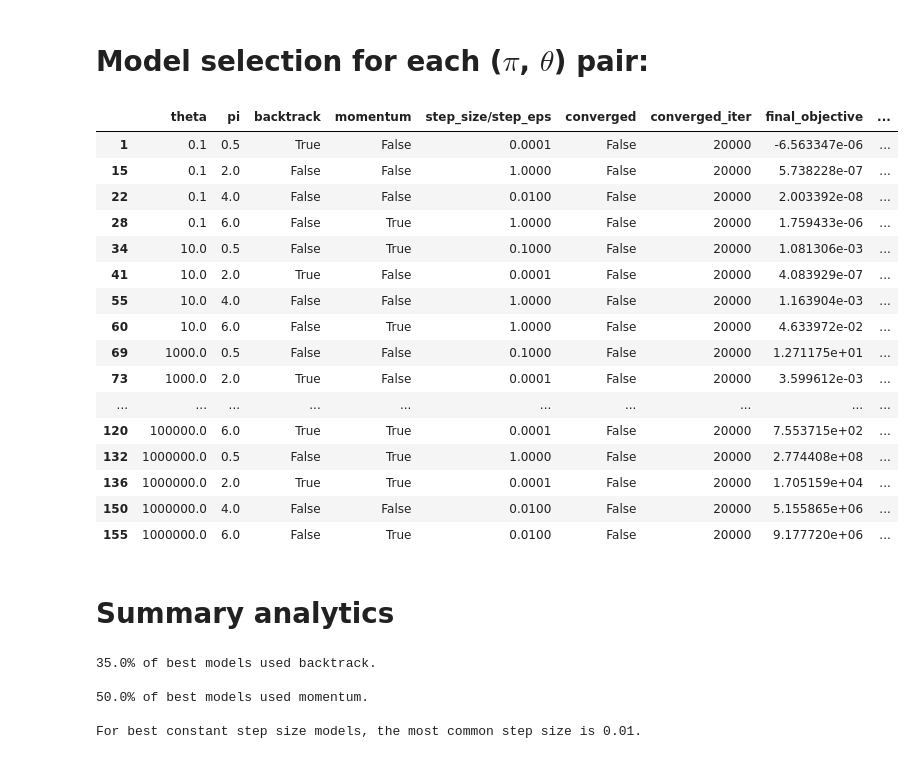
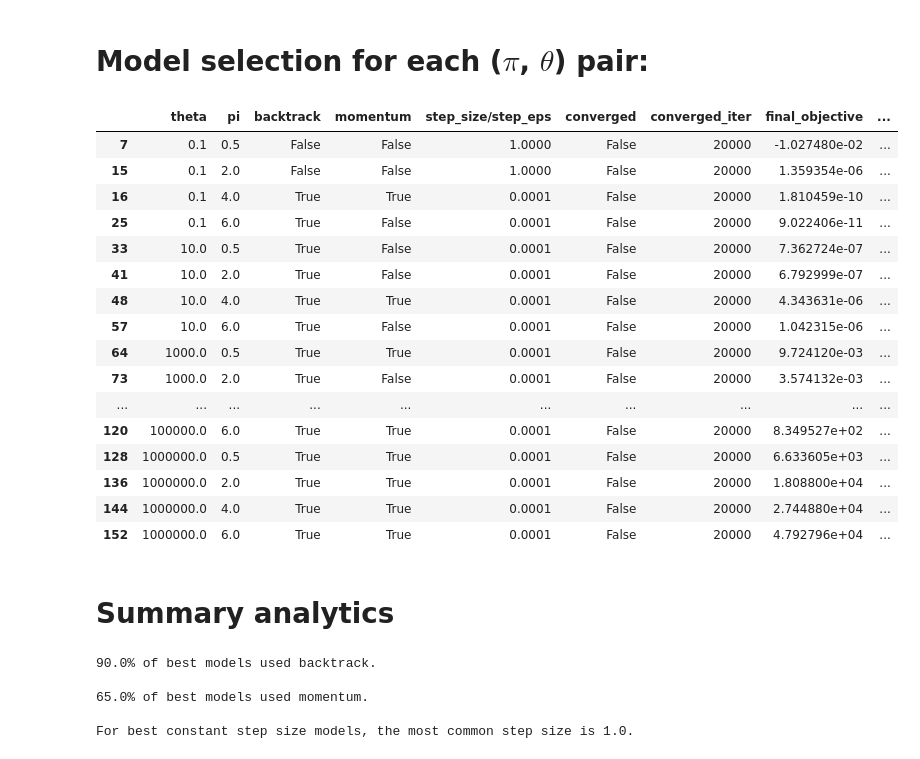
Before and after one commit to rl3279/2023_ieor4500, a Jupyter notebook: generalized_markowitz/hw2_final.ipynb, the cells around one changed output. Drawn from its saved outputs; the diff is of its cells as text; code cells hidden in the pictures.

```diff
--- a/generalized_markowitz/hw2_final.ipynb
+++ b/generalized_markowitz/hw2_final.ipynb
@@ -328,7 +328,7 @@ def read_asset(asset:str, data_dir: str="../data/") -> pd.DataFrame:
     missing = -999.
     # read csv
     csv_path = data_dir + asset + ".csv"
-    df = pd.read_csv(csv_path, header=3).loc[:, ["Dates", "Close"]]
+    df = pd.read_csv(csv_path, low_memory=False, header=3).loc[:, ["Dates", "Close"]]
     # read up to empty entries
     df = df.iloc[:df["Close"].isna().argmax()]
 
@@ -423,7 +423,7 @@ def benchmark(ret_test: np.ndarray, price_test: np.ndarray, x: np.ndarray):
 
     price_test: np.ndarray: test price matrix
 
-    x: np.ndarray: portfolio weights (normalized)
+    x: np.ndarray: portfolio weights
     """
     p0 = 1e9
     shares = p0 / np.abs(x).sum() * x / price_test
@@ -587,50 +587,36 @@ RUNNING: theta=0.1, pi=0.5, bt=False, mom=True...
 # %% [markdown]
 # Model selection for each ($\pi$, $\theta$) pair:
 # %%
-def normalize_portfolio(x:np.ndarray):
-    return x / x.sum()
-
-result_df["normalized_portfolio"] = result_df.final_portfolio.apply(normalize_portfolio)
-
-result_df["portfolio_return"] = result_df.normalized_portfolio.apply(
+result_df["portfolio_return"] = result_df.final_portfolio.apply(
     lambda x : benchmark(ret_test, price_test, x)[1]
-)
-
-result_df["normalized_objective"] = result_df[["normalized_portfolio", "pi", "theta"]].apply(
-    lambda x: evalfunc(
-        x[0],
-        ret_train,
-        x[1],
-        x[2]),
-    axis = 1
 )
 
 groupby_best = result_df.loc[
     :,
-    ["theta", "pi", "normalized_objective"]
+    ["theta", "pi", "final_objective"]
 ].groupby(["theta", "pi"]).idxmin().values.flatten()
 
 groupby_best = result_df.iloc[groupby_best]
 
 groupby_best
 # %% [output]
 |  | theta | pi | backtrack | momentum | step_size/step_eps | converged | converged_iter | final_objective | ... |
-| 1 | 0.1 | 0.5 | True | False | 0.0001 | False | 20000 | -6.563347e-06 | ... |
-| 15 | 0.1 | 2.0 | False | False | 1.0000 | False | 20000 | 5.738228e-07 | ... |
-| 22 | 0.1 | 4.0 | False | False | 0.0100 | False | 20000 | 2.003392e-08 | ... |
-| 28 | 0.1 | 6.0 | False | True | 1.0000 | False | 20000 | 1.759433e-06 | ... |
-| 34 | 10.0 | 0.5 | False | True | 0.1000 | False | 20000 | 1.081306e-03 | ... |
-| 41 | 10.0 | 2.0 | True | False | 0.0001 | False | 20000 | 4.083929e-07 | ... |
-| 55 | 10.0 | 4.0 | False | False | 1.0000 | False | 20000 | 1.163904e-03 | ... |
-| 60 | 10.0 | 6.0 | False | True | 1.0000 | False | 20000 | 4.633972e-02 | ... |
-| 69 | 1000.0 | 0.5 | False | False | 0.1000 | False | 20000 | 1.271175e+01 | ... |
-| 73 | 1000.0 | 2.0 | True | False | 0.0001 | False | 20000 | 3.599612e-03 | ... |
+| 7 | 0.1 | 0.5 | False | False | 1.0000 | False | 20000 | -1.027480e-02 | ... |
+| 15 | 0.1 | 2.0 | False | False | 1.0000 | False | 20000 | 1.359354e-06 | ... |
+| 16 | 0.1 | 4.0 | True | True | 0.0001 | False | 20000 | 1.810459e-10 | ... |
+| 25 | 0.1 | 6.0 | True | False | 0.0001 | False | 20000 | 9.022406e-11 | ... |
+| 33 | 10.0 | 0.5 | True | False | 0.0001 | False | 20000 | 7.362724e-07 | ... |
+| 41 | 10.0 | 2.0 | True | False | 0.0001 | False | 20000 | 6.792999e-07 | ... |
+| 48 | 10.0 | 4.0 | True | True | 0.0001 | False | 20000 | 4.343631e-06 | ... |
+| 57 | 10.0 | 6.0 | True | False | 0.0001 | False | 20000 | 1.042315e-06 | ... |
+| 64 | 1000.0 | 0.5 | True | True | 0.0001 | False | 20000 | 9.724120e-03 | ... |
+| 73 | 1000.0 | 2.0 | True | False | 0.0001 | False | 20000 | 3.574132e-03 | ... |
 | ... | ... | ... | ... | ... | ... | ... | ... | ... | ... |
-| 120 | 100000.0 | 6.0 | True | True | 0.0001 | False | 20000 | 7.553715e+02 | ... |
-| 132 | 1000000.0 | 0.5 | False | True | 1.0000 | False | 20000 | 2.774408e+08 | ... |
-| 136 | 1000000.0 | 2.0 | True | True | 0.0001 | False | 20000 | 1.705159e+04 | ... |
-| 150 | 1000000.0 | 4.0 | False | False | 0.0100 | False | 20000 | 5.155865e+06 | ... |
-| 155 | 1000000.0 | 6.0 | False | True | 0.0100 | False | 20000 | 9.177720e+06 | ... |
+| 120 | 100000.0 | 6.0 | True | True | 0.0001 | False | 20000 | 8.349527e+02 | ... |
+| 128 | 1000000.0 | 0.5 | True | True | 0.0001 | False | 20000 | 6.633605e+03 | ... |
+| 136 | 1000000.0 | 2.0 | True | True | 0.0001 | False | 20000 | 1.808800e+04 | ... |
+| 144 | 1000000.0 | 4.0 | True | True | 0.0001 | False | 20000 | 2.744880e+04 | ... |
+| 152 | 1000000.0 | 6.0 | True | True | 0.0001 | False | 20000 | 4.792796e+04 | ... |
 # %% [markdown]
 # Summary analytics
 # %%
@@ -646,8 +632,8 @@ print(f"{round(share_mom*100, 2)}% of best models used momentum.")
 print()
 print(f"For best constant step size models, the most common step size is {most_common_constant_stepsize}.")
 # %% [output]
-35.0% of best models used backtrack.
+90.0% of best models used backtrack.
 
-50.0% of best models used momentum.
+65.0% of best models used momentum.
 
-For best constant step size models, the most common step size is 0.01.
+For best constant step size models, the most common step size is 1.0.
```
Also changed, not shown: parts of 1 cell of this notebook.
